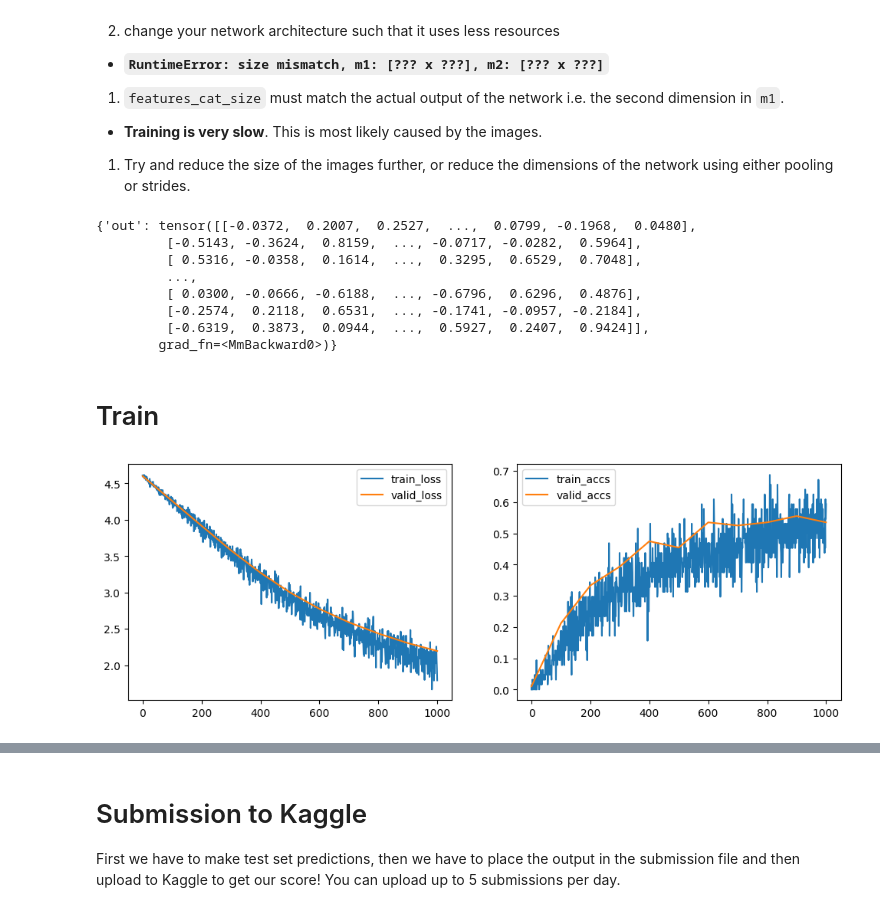
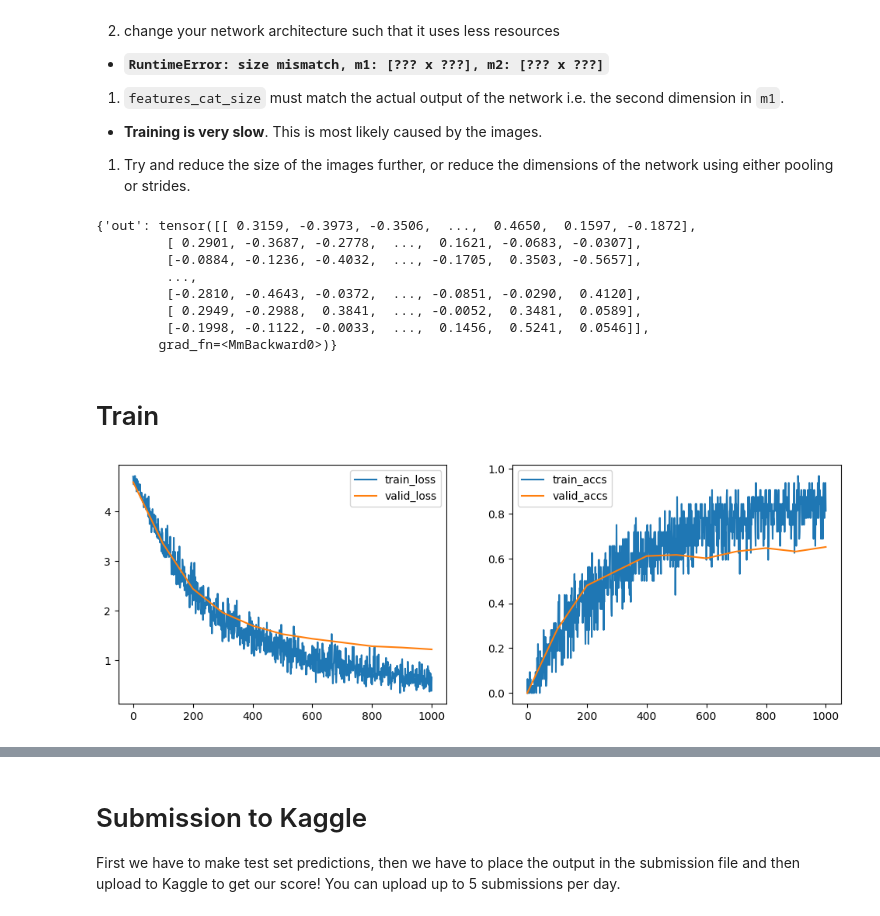
Before and after one commit to JonatanHauge/02456-deep-learning-with-PyTorch, a Jupyter notebook: 6_Mini_Project/6_1_EXE_Kaggle_Leaf_Challenge.ipynb, the cells around one changed output, grey strips where cells are left out. Cells and saved outputs as stored; diff of their text form; code cells hidden in the pictures.

```diff
--- a/6_Mini_Project/6_1_EXE_Kaggle_Leaf_Challenge.ipynb
+++ b/6_Mini_Project/6_1_EXE_Kaggle_Leaf_Challenge.ipynb
@@ -353,7 +354,7 @@ It simply manages the data in a nice way - so it is a good place to come back an
 5.1) As a part of the data loader, we should specify the shape of the images, number of classes, and the number of features for the three feature types: margin, shape and texture. Define the three variables in the code below.
 # %%
 # The image shape should be of the format (height, width, channels)
-IMAGE_SHAPE =  (64,64,1)  # <-- Your answer here
+IMAGE_SHAPE =  (48,48,1)  # <-- Your answer here
 NUM_CLASSES =  99  # <-- Your answer here
 
 # For all three features types margin, shape, and texture, we have NUM_FEATURES for each type.
@@ -436,5 +437,5 @@ Choose a reasonable batch size the `batch_size = ?` parameter below, and note yo
 # %%
-batch_size = 64
+batch_size = 32
 dummy_batch_gen = data_utils.batch_generator(data, batch_size=batch_size, num_classes=NUM_CLASSES, num_iterations=5e3, seed=42)
 train_batch = next(dummy_batch_gen.gen_train())
 valid_batch, i = next(dummy_batch_gen.gen_valid())
@@ -519,26 +518,29 @@ When you build the model you should be aware of the dimensions of the input and
 height, width, channels = IMAGE_SHAPE
 
 conv_out_channels = 32 # <-- Filters in your convolutional layer
-kernel_size = 5    # <-- Kernel size
+kernel_size = 3    # <-- Kernel size
 conv_stride = 1       # <-- Stride
-conv_pad    = 2      # <-- Padding
-hidden = 128
+conv_pad    = 1      # <-- Padding
+hidden = 256
 num_l = 1
 
 # Keep track of features to output layer
-features_cat_size = conv_out_channels*32*32 + 64 + 64 + hidden*num_l # <-- Number of features concatenated before output layer
+features_cat_size = conv_out_channels*24*24 + 64 + 64 + hidden*num_l # <-- Number of features concatenated before output layer
 
 class Net(nn.Module):
     def __init__(self):
         super(Net, self).__init__()
 
+        self.batchnorm_img = BatchNorm2d(32)
+        self.batchnorm_text_margin = BatchNorm1d(1)
+
         self.conv_1 = Conv2d(in_channels=channels,
                              out_channels=conv_out_channels,
                              kernel_size=kernel_size,
                              stride=conv_stride,
-                             padding=conv_pad)                  # in (1,64,64), out: (32,64,64)
+                             padding=conv_pad)                  # in (1,48,48), out: (32,48,48)
 
-        self.maxpool_1 = MaxPool2d(2,stride = 2) #out: (32,32,32)
+        self.maxpool_1 = MaxPool2d(2,stride = 2) #out: (32,48,48)
 
         # Exercise: Add a recurrent unit like and RNN or GRU
         # >> YOUR CODE HERE <<
@@ -556,17 +558,18 @@ class Net(nn.Module):
         ## Convolutional layers ##
         x_im = self.conv_1(x_img)
         x_im = self.maxpool_1(x_im)
+        x_im = self.batchnorm_img(x_im)
         x_im = relu(x_im)
         x_im = self.dropout(x_im)
 
-        features_img = torch.flatten(x_im, start_dim = 1)   # out: (16, 32*32*32)
+        features_img = torch.flatten(x_im, start_dim = 1)   # out: (16, 32*48*48)
 
         ## Use concatenated leaf features for FFNN ##
         features_vector = torch.cat((x_margin, x_texture), dim=1)  # if you want to use features as feature vectors
 
         ## Use concatenated leaf features for RNN ##
         x_shape = x_shape.unsqueeze(-1) #Reshape
-        output, h_n = self.rnn_1(x_shape)    #output: (16, 64, 128)
+        output, h_n = self.rnn_1(x_shape)    #output: (16, 64, 256)
         h_n = h_n.permute(1,0,2)
         features_rnn = torch.flatten(h_n, start_dim = 1)
 
@@ -575,7 +578,9 @@ class Net(nn.Module):
 
         ## Linear layers ##
         x_lin = self.lin_1(features_final)
+        #x_lin = self.batchnorm_text_margin(x_lin)
         x_lin = self.dropout(x_lin)
+        x_lin = relu(x_lin)
 
         out['out'] = self.l_out(x_lin)
         return out
@@ -599,11 +606,11 @@ Net(
 ## Exercise 8
 8.1) Since this is a classification task we will use the cross-entropy loss. Define the cross-entropy loss as the loss function in the code below.
 # %%
-LEARNING_RATE = 0.00001
+LEARNING_RATE = 0.00005
 criterion = nn.CrossEntropyLoss()      # <-- Your code here.
 
 # weight_decay is equal to L2 regularization
-optimizer = optim.Adam(net.parameters(), lr=LEARNING_RATE)
+optimizer = optim.Adam(net.parameters(), lr=LEARNING_RATE, weight_decay = 1e-5)
 
 def accuracy(ys, ts):
     predictions = torch.max(ys, 1)[1]
@@ -642,19 +649,19 @@ _x_texture = get_variable(Variable(torch.from_numpy(randnorm(_feature_shape))))
 output = net(x_img=_x_image, x_margin=_x_margin, x_shape=_x_shape, x_texture=_x_texture)
 output
 # %% [output]
-{'out': tensor([[-0.0372,  0.2007,  0.2527,  ...,  0.0799, -0.1968,  0.0480],
-         [-0.5143, -0.3624,  0.8159,  ..., -0.0717, -0.0282,  0.5964],
-         [ 0.5316, -0.0358,  0.1614,  ...,  0.3295,  0.6529,  0.7048],
+{'out': tensor([[ 0.3159, -0.3973, -0.3506,  ...,  0.4650,  0.1597, -0.1872],
+         [ 0.2901, -0.3687, -0.2778,  ...,  0.1621, -0.0683, -0.0307],
+         [-0.0884, -0.1236, -0.4032,  ..., -0.1705,  0.3503, -0.5657],
          ...,
-         [ 0.0300, -0.0666, -0.6188,  ..., -0.6796,  0.6296,  0.4876],
-         [-0.2574,  0.2118,  0.6531,  ..., -0.1741, -0.0957, -0.2184],
-         [-0.6319,  0.3873,  0.0944,  ...,  0.5927,  0.2407,  0.9424]],
+         [-0.2810, -0.4643, -0.0372,  ..., -0.0851, -0.0290,  0.4120],
+         [ 0.2949, -0.2988,  0.3841,  ..., -0.0052,  0.3481,  0.0589],
+         [-0.1998, -0.1122, -0.0033,  ...,  0.1456,  0.5241,  0.0546]],
         grad_fn=<MmBackward0>)}
 # %% [markdown]
 # Train
 # %%
 # Setup settings for training
-VALIDATION_SIZE = 0.1 # 0.1 is ~ 100 samples for validation
+VALIDATION_SIZE = 0.20 # 0.1 is ~ 100 samples for validation
 max_iter = 1000
 log_every = 100
 eval_every = 100
@@ -715,34 +722,34 @@ for i, batch_train in enumerate(batch_gen.gen_train()):
     labels_argmax = torch.max(get_labels(batch_train), 1)[1]
     batch_loss = criterion(output['out'], labels_argmax)
 
     train_iter.append(i)
     train_loss.append(float(get_numpy(batch_loss)))
     train_accs.append(float(get_numpy(accuracy(output['out'], labels_argmax))))
 
     optimizer.zero_grad()
     batch_loss.backward()
     optimizer.step()
 
     # Log i figure
     if i % log_every == 0:
         fig = plt.figure(figsize=(12,4))
         plt.subplot(1, 2, 1)
         plt.plot(train_iter, train_loss, label='train_loss')
         plt.plot(valid_iter, valid_loss, label='valid_loss')
         plt.legend()
 
         plt.subplot(1, 2, 2)
         plt.plot(train_iter, train_accs, label='train_accs')
         plt.plot(valid_iter, valid_accs, label='valid_accs')
         plt.legend()
         plt.show()
         clear_output(wait=True)
 #         print("Train, it: {} loss: {:.2f} accs: {:.2f}".format(i, train_loss[-1], train_accs[-1]))
 
     if max_iter < i:
         break
 # %% [output]
-[figure, old version]
+[figure, new version]
 # %% [markdown]
 ## Exercise 9
 
```
Also changed, not shown: parts of 14 cells of this notebook.
